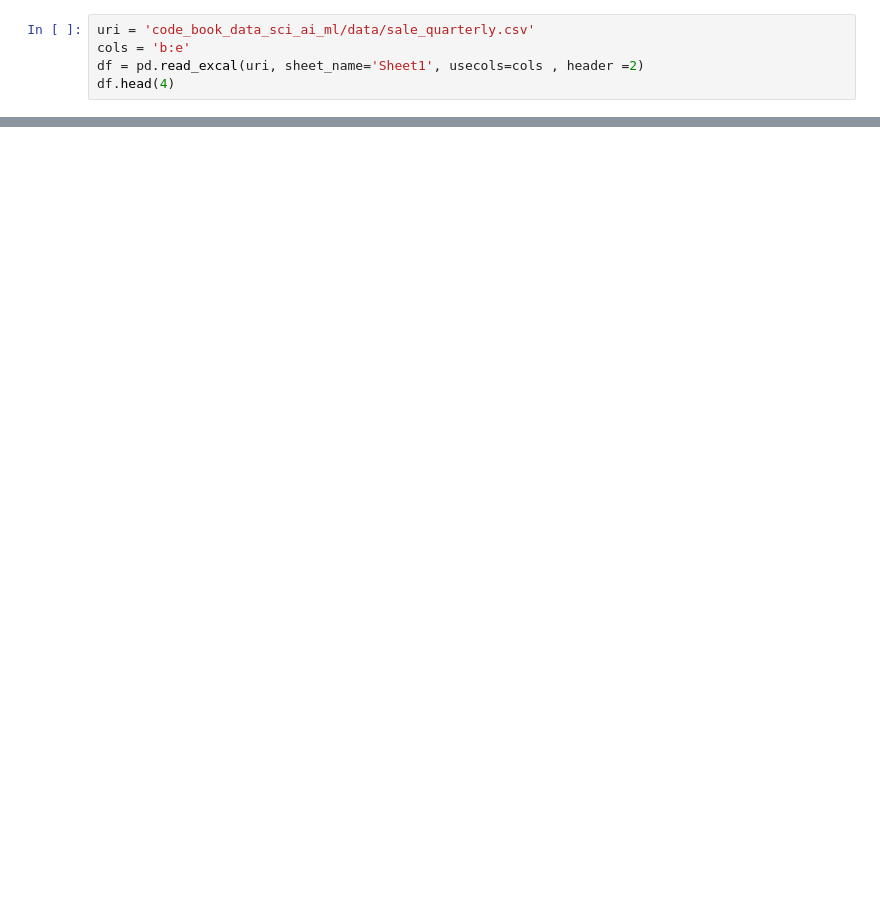
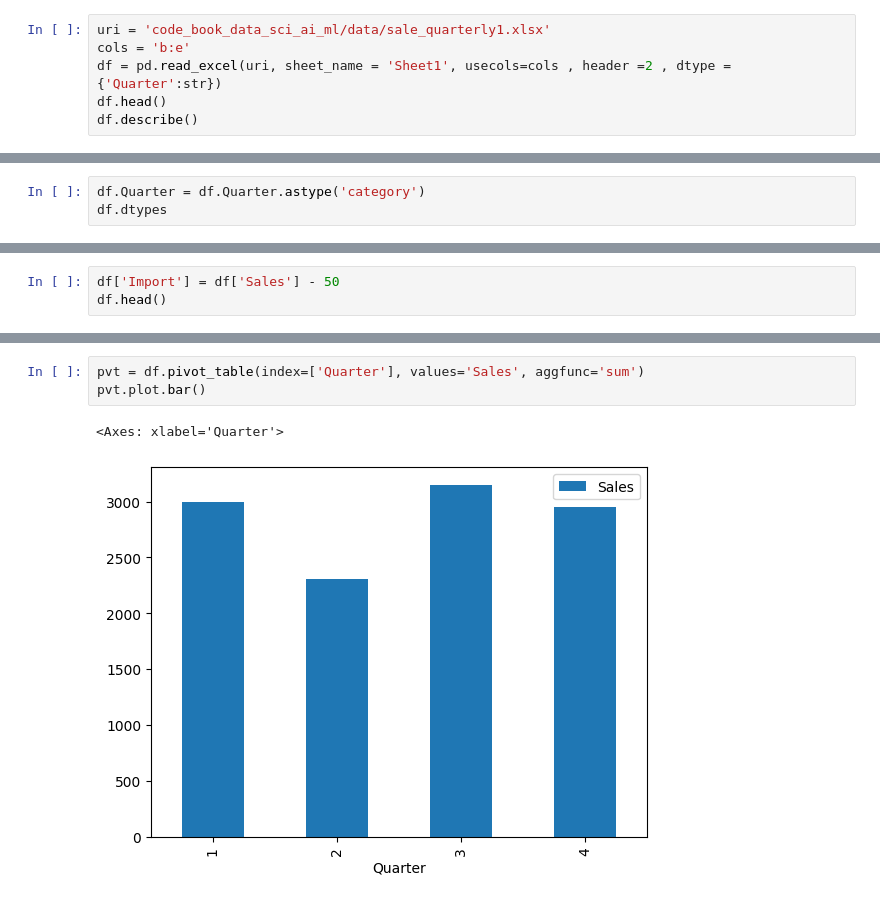
Before and after one commit to zN0NaMEz/learning-data-science, a Jupyter notebook: Ch_5.ipynb, the cells around one changed output, grey strips where cells are left out. Drawn from its saved outputs; the diff is of its cells as text; blank space fills up the shorter version.

```diff
--- a/Ch_5.ipynb
+++ b/Ch_5.ipynb
@@ -3,6 +4,7 @@ import pandas as pd
 # %%
-uri = 'code_book_data_sci_ai_ml/data/sale_quarterly.csv'
+uri = 'code_book_data_sci_ai_ml/data/sale_quarterly1.xlsx'
 cols = 'b:e'
-df = pd.read_excal(uri, sheet_name='Sheet1', usecols=cols , header =2)
-df.head(4)
+df = pd.read_excel(uri, sheet_name = 'Sheet1', usecols=cols , header =2 , dtype = {'Quarter':str})
+df.head()
+df.describe()
 # %% [output]
@@ -9,0 +20,3 @@ AttributeError: module 'pandas' has no attribute 'read_excal'
+# %%
+df.Quarter = df.Quarter.astype('category')
+df.dtypes
@@ -9,0 +72,3 @@ AttributeError: module 'pandas' has no attribute 'read_excal'
+# %%
+df['Import'] = df['Sales'] - 50
+df.head()
@@ -9,0 +106,6 @@ AttributeError: module 'pandas' has no attribute 'read_excal'
+# %%
+pvt = df.pivot_table(index=['Quarter'], values='Sales', aggfunc='sum')
+pvt.plot.bar()
+# %% [output]
+<Axes: xlabel='Quarter'>
+[figure, added]
```
Also changed, not shown: parts of 12 cells of this notebook, 3 other files.
